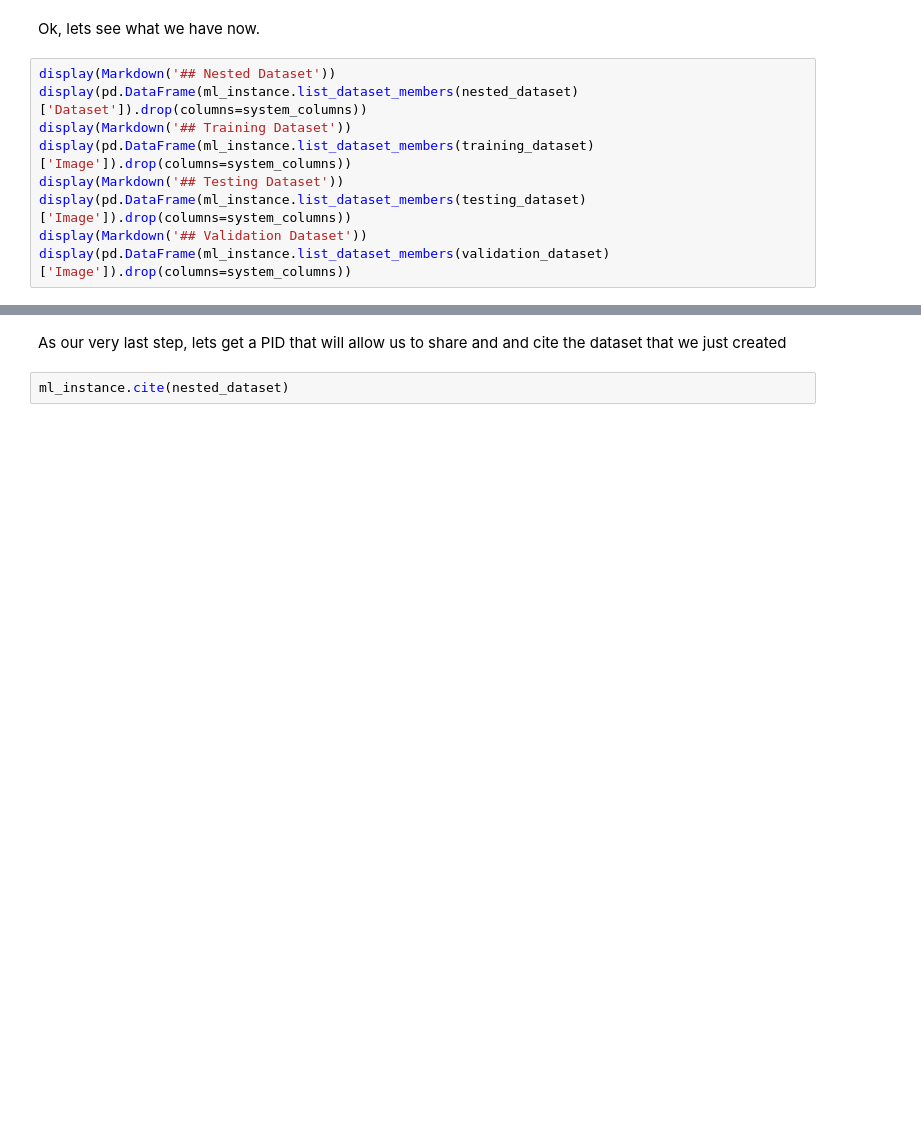
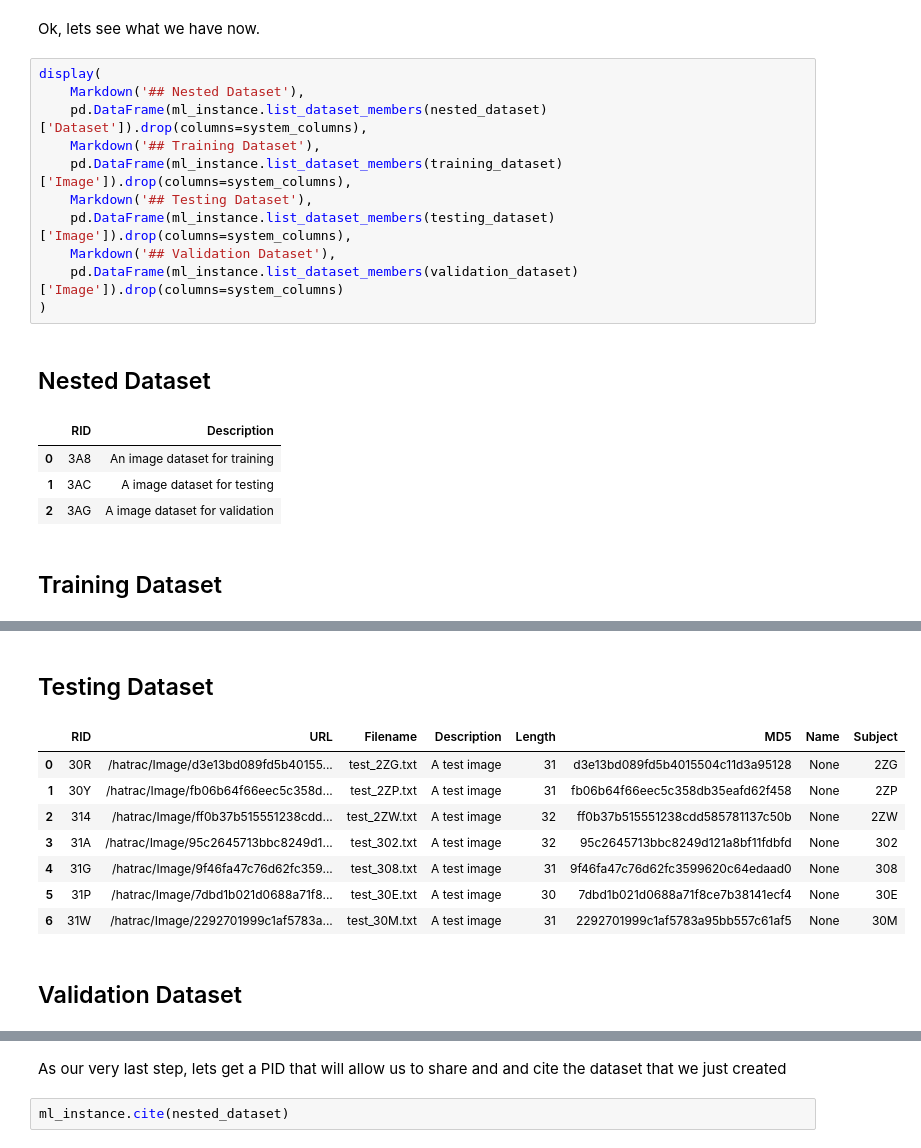
Before and after one commit to informatics-isi-edu/deriva-ml, a Jupyter notebook: deriva_ml/Notebooks/DerivaML Dataset.ipynb, the cells around one changed output, grey strips where cells are left out. Cells and saved outputs as stored; diff of their text form; blank space fills up the shorter version.

Commit message:
Cleanup of dataset notebook.

```diff
--- a/deriva_ml/Notebooks/DerivaML Dataset.ipynb
+++ b/deriva_ml/Notebooks/DerivaML Dataset.ipynb
@@ -128,11 +165,20 @@ ml_instance.add_dataset_members(dataset_rid=validation_dataset, members=validati
 # %% [markdown]
 Ok, lets see what we have now.
 # %%
-display(Markdown('## Nested Dataset'))
-display(pd.DataFrame(ml_instance.list_dataset_members(nested_dataset)['Dataset']).drop(columns=system_columns))
-display(Markdown('## Training Dataset'))
-display(pd.DataFrame(ml_instance.list_dataset_members(training_dataset)['Image']).drop(columns=system_columns))
-display(Markdown('## Testing Dataset'))
-display(pd.DataFrame(ml_instance.list_dataset_members(testing_dataset)['Image']).drop(columns=system_columns))
-display(Markdown('## Validation Dataset'))
-display(pd.DataFrame(ml_instance.list_dataset_members(validation_dataset)['Image']).drop(columns=system_columns))
+display(
+    Markdown('## Nested Dataset'),
+    pd.DataFrame(ml_instance.list_dataset_members(nested_dataset)['Dataset']).drop(columns=system_columns),
+    Markdown('## Training Dataset'),
+    pd.DataFrame(ml_instance.list_dataset_members(training_dataset)['Image']).drop(columns=system_columns),
+    Markdown('## Testing Dataset'),
+    pd.DataFrame(ml_instance.list_dataset_members(testing_dataset)['Image']).drop(columns=system_columns),
+    Markdown('## Validation Dataset'),
+    pd.DataFrame(ml_instance.list_dataset_members(validation_dataset)['Image']).drop(columns=system_columns)
+)
+# %% [output]
+## Nested Dataset
+|  | RID | Description |
+| 0 | 3A8 | An image dataset for training |
+| 1 | 3AC | A image dataset for testing |
+| 2 | 3AG | A image dataset for validation |
+## Training Dataset
@@ -138,0 +192,10 @@ display(pd.DataFrame(ml_instance.list_dataset_members(validation_dataset)['Image
+## Testing Dataset
+|  | RID | URL | Filename | Description | Length | MD5 | Name | Subject |
+| 0 | 30R | /hatrac/Image/d3e13bd089fd5b40155... | test_2ZG.txt | A test image | 31 | d3e13bd089fd5b4015504c11d3a95128 | None | 2ZG |
+| 1 | 30Y | /hatrac/Image/fb06b64f66eec5c358d... | test_2ZP.txt | A test image | 31 | fb06b64f66eec5c358db35eafd62f458 | None | 2ZP |
+| 2 | 314 | /hatrac/Image/ff0b37b515551238cdd... | test_2ZW.txt | A test image | 32 | ff0b37b515551238cdd585781137c50b | None | 2ZW |
+| 3 | 31A | /hatrac/Image/95c2645713bbc8249d1... | test_302.txt | A test image | 32 | 95c2645713bbc8249d121a8bf11fdbfd | None | 302 |
+| 4 | 31G | /hatrac/Image/9f46fa47c76d62fc359... | test_308.txt | A test image | 31 | 9f46fa47c76d62fc3599620c64edaad0 | None | 308 |
+| 5 | 31P | /hatrac/Image/7dbd1b021d0688a71f8... | test_30E.txt | A test image | 30 | 7dbd1b021d0688a71f8ce7b38141ecf4 | None | 30E |
+| 6 | 31W | /hatrac/Image/2292701999c1af5783a... | test_30M.txt | A test image | 31 | 2292701999c1af5783a95bb557c61af5 | None | 30M |
+## Validation Dataset
```
Also changed, not shown: parts of 9 cells of this notebook.
